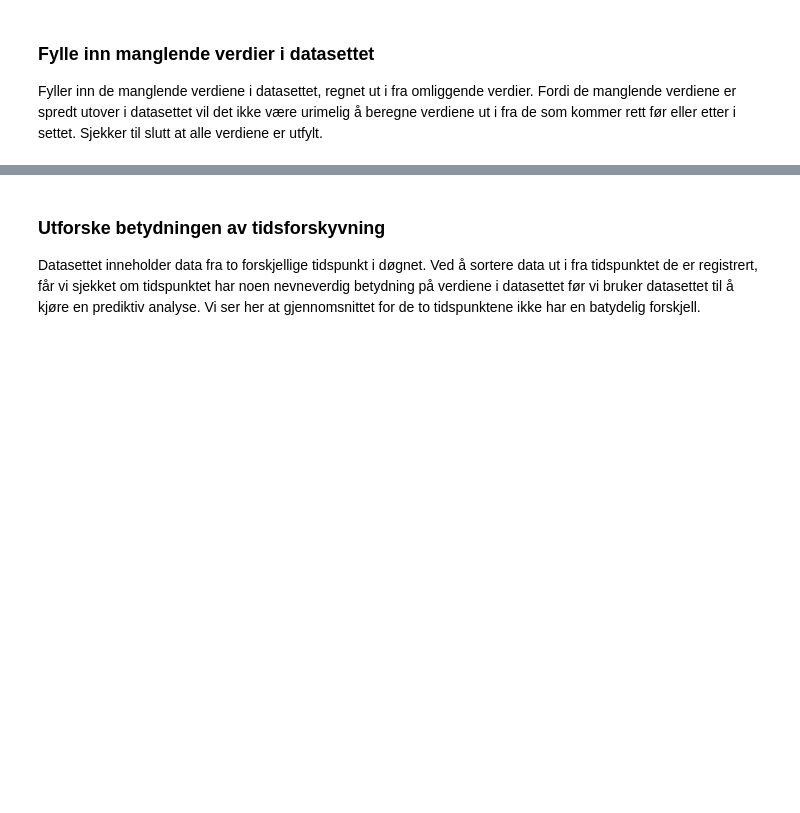
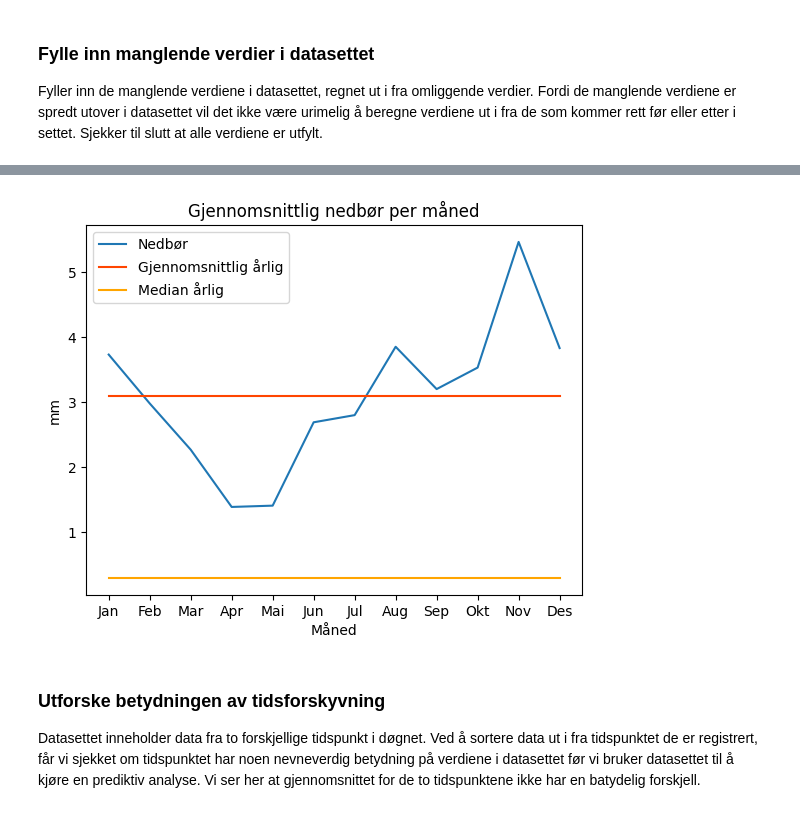
Before and after one commit to Sofihage/Milj-dataanalyse, a Jupyter notebook: notebooks/precipitation.ipynb, the cells around one changed output, grey strips where cells are left out. Saved outputs shown, nothing was run; the diff lists cells and outputs as text; code cells hidden in the pictures; blank space fills up the shorter version.

Commit message:
precipitation la til manglende analyser og visualiseringer

```diff
--- a/notebooks/precipitation.ipynb
+++ b/notebooks/precipitation.ipynb
@@ -233,0 +265,20 @@ referansetid er gjort om til DateTime
+# %%
+# Regner ut gjennomsnittet for hver måned
+print('Gjennomsnittlig verdi per måned:')
+monthly_average = fc.average_other(clean_prcp)
+print(monthly_average)
+print('\n')
+
+# Regner ut gjennomsnitt for hele året
+yearly_average = fc.average_year(clean_prcp)
+print('\n')
+
+# Regner ut medianen for året
+yearly_median = fc.median(clean_prcp)
+print('\n')
+
+# Antall dager i året uten nedbør
+no_prcp = [x for x in clean_prcp['verdi'] if x==0]
+dry_days = (len(no_prcp)/2) # Deler lengden på lista i to, siden det er to verdier per dag
+print(f'Antallet dager uten nedbør er {dry_days}')
+print(f'Antallet dager med nedbør er {365-dry_days}')
@@ -234,3 +308,17 @@ referansetid er gjort om til DateTime
+# %%
+# Visualiserer gjennomsnittlig temperatur for hver måned
+months = ['Jan', 'Feb', 'Mar', 'Apr', 'Mai', 'Jun', 'Jul', 'Aug', 'Sep', 'Okt', 'Nov', 'Des']
+
+plt.plot(months, monthly_average, label='Nedbør')
+plt.plot(months, yearly_average*np.ones(len(months)), color = 'orangered', label = 'Gjennomsnittlig årlig')
+plt.plot(months, yearly_median*np.ones(len(months)), color = 'orange', label = 'Median årlig')
+plt.xlabel('Måned')
+plt.ylabel('mm')
+plt.title('Gjennomsnittlig nedbør per måned')
+plt.legend()
+plt.show()
+# %% [output]
+[figure, added]
 # %% [markdown]
 ### Utforske betydningen av tidsforskyvning
 Datasettet inneholder data fra to forskjellige tidspunkt i døgnet. Ved å sortere data ut i fra tidspunktet de er registrert, får vi sjekket om tidspunktet har noen nevneverdig betydning på verdiene i datasettet før vi bruker datasettet til å kjøre en prediktiv analyse. Vi ser her at gjennomsnittet for de to tidspunktene ikke har en batydelig forskjell.
```
Also changed, not shown: parts of 6 cells of this notebook.
